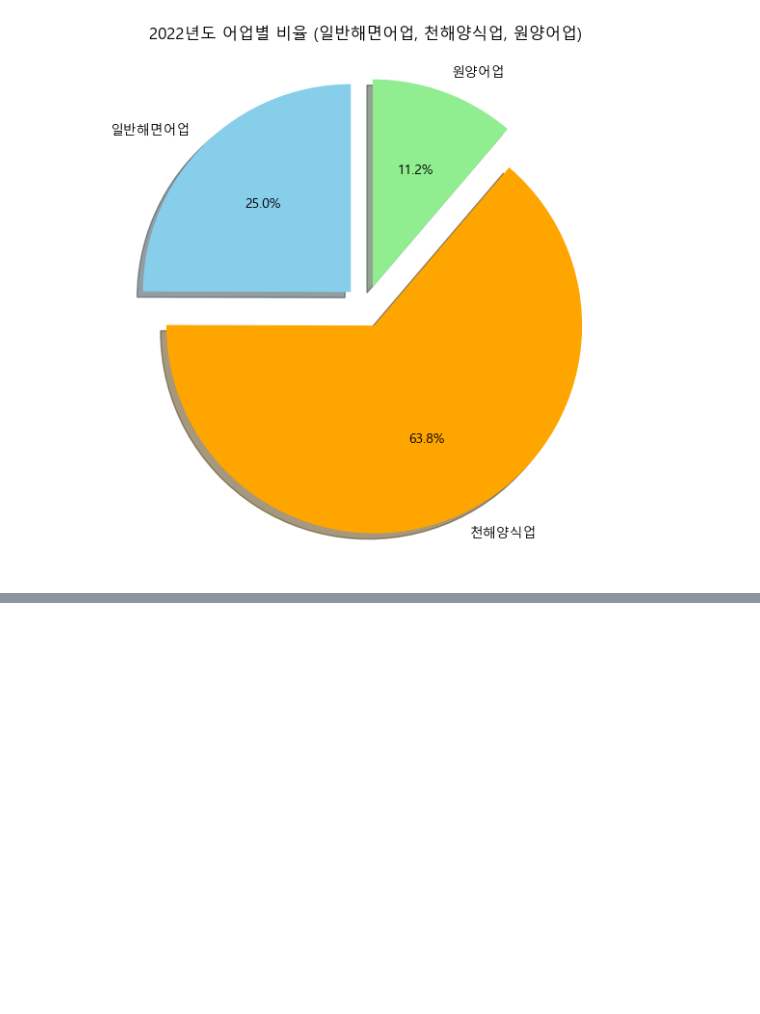
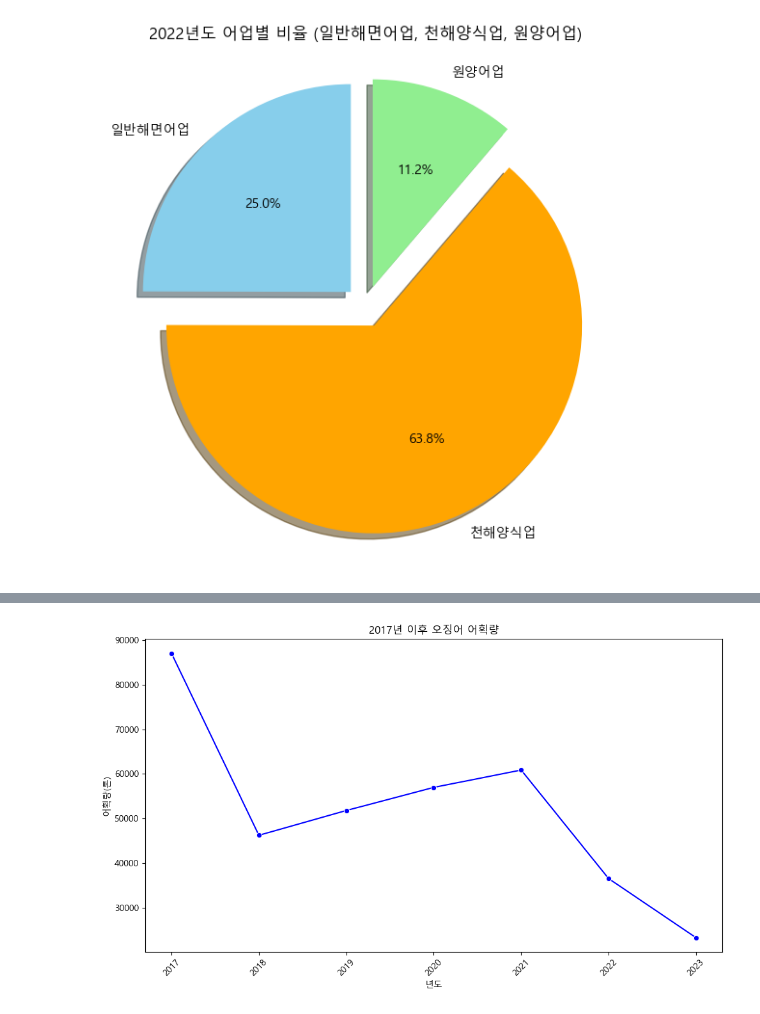
Before and after one commit to Songsungsang/Smart_Factory_Project_Data_Analysis, a Jupyter notebook: sea.ipynb, the cells around one changed output, grey strips where cells are left out. Cells and saved outputs as stored; diff of their text form; code cells hidden in the pictures; blank space fills up the shorter version.

```diff
--- a/sea.ipynb
+++ b/sea.ipynb
@@ -259,0 +247,19 @@ print(jellyfish_data)
+# %%
+# 오징어 어획량 그래프 2017년도 이후부터 그리기
+squid_2017 = squid_caught.loc[2017:, '합계'] # 오징어의 합계 데이터를 2017년도 부터
+
+plt.figure(figsize=(10, 6))
+sns.lineplot(data=squid_2017, marker = 'o', color = 'blue')
+
+# 그래프 꾸미기
+plt.title('2017년 이후 오징어 어획량')
+plt.xlabel('년도')
+plt.ylabel('어획량(톤)')
+plt.xticks(rotation = 45)  # x축 년도 레이블 회전
+#plt.legend(title='합계')
+
+# 그래프 표시
+plt.tight_layout()
+plt.show()
+# %% [output]
+[figure, added]
```
Also changed, not shown: parts of 17 cells of this notebook, 3 other files.
